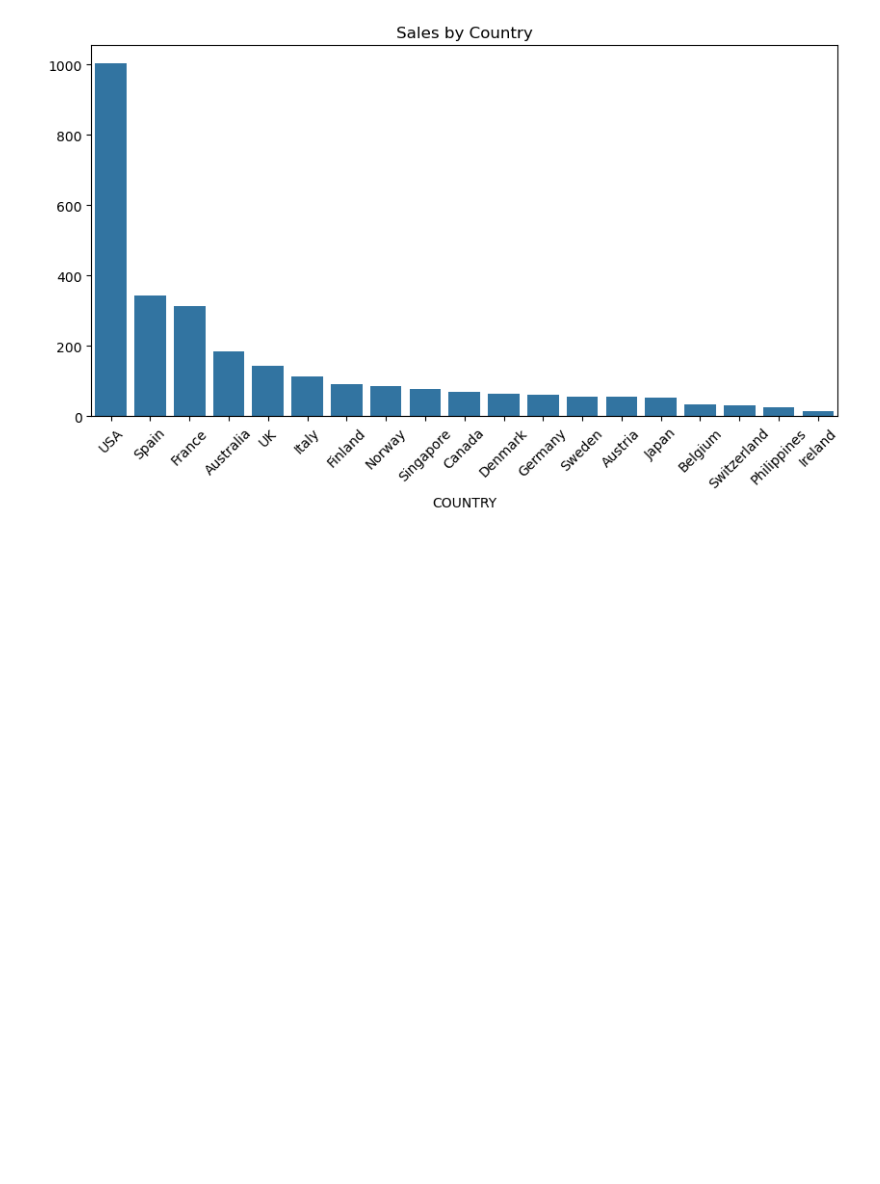
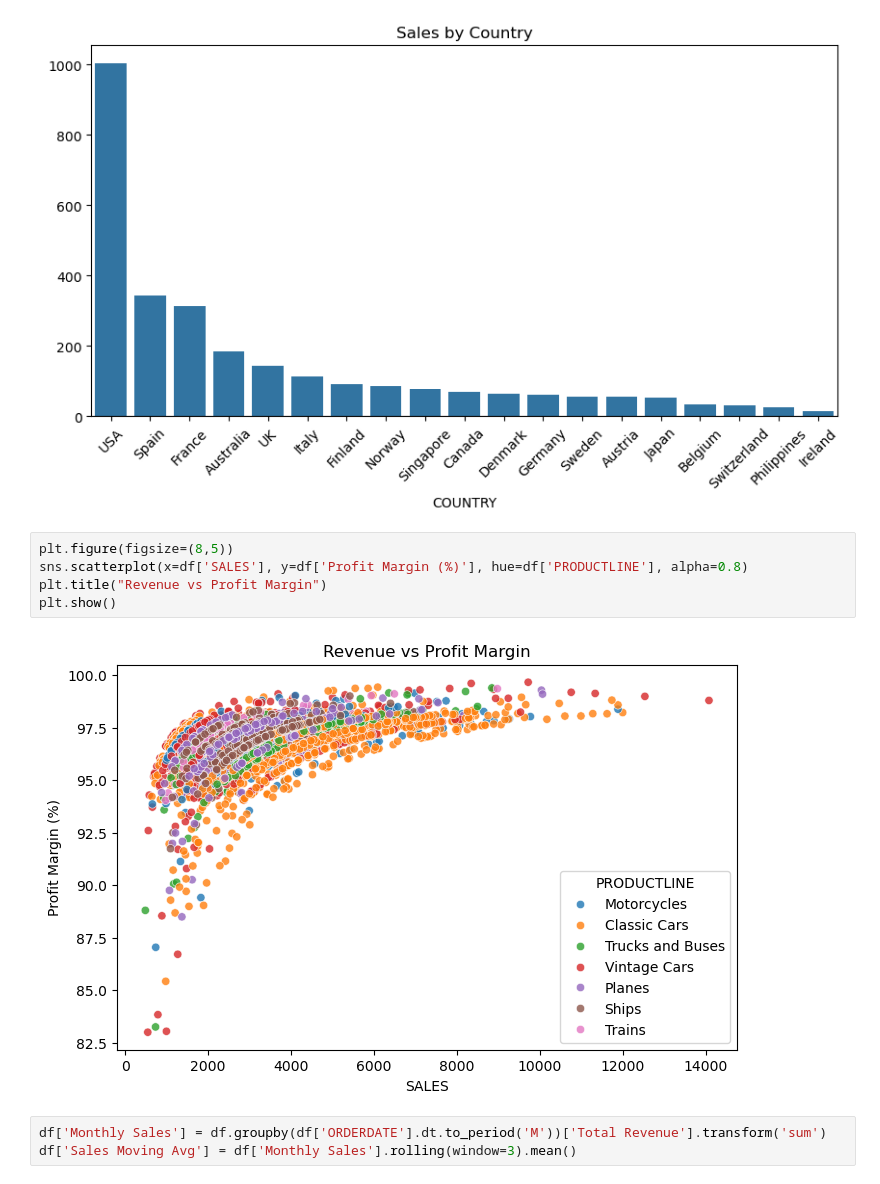
Before and after one commit to Sagar-S-R/SalesDataAnalysis, a Jupyter notebook: salesDataVizualization.ipynb, the cells around one changed output. Drawn from its saved outputs; the diff is of its cells as text; blank space fills up the shorter version.

```diff
--- a/salesDataVizualization.ipynb
+++ b/salesDataVizualization.ipynb
@@ -86,3 +86,13 @@ plt.xticks(rotation=45)
 plt.show()
 # %% [output]
 [figure]
+# %%
+plt.figure(figsize=(8,5))
+sns.scatterplot(x=df['SALES'], y=df['Profit Margin (%)'], hue=df['PRODUCTLINE'], alpha=0.8)
+plt.title("Revenue vs Profit Margin")
+plt.show()
+# %% [output]
+[figure, added]
+# %%
+df['Monthly Sales'] = df.groupby(df['ORDERDATE'].dt.to_period('M'))['Total Revenue'].transform('sum')
+df['Sales Moving Avg'] = df['Monthly Sales'].rolling(window=3).mean()
```
